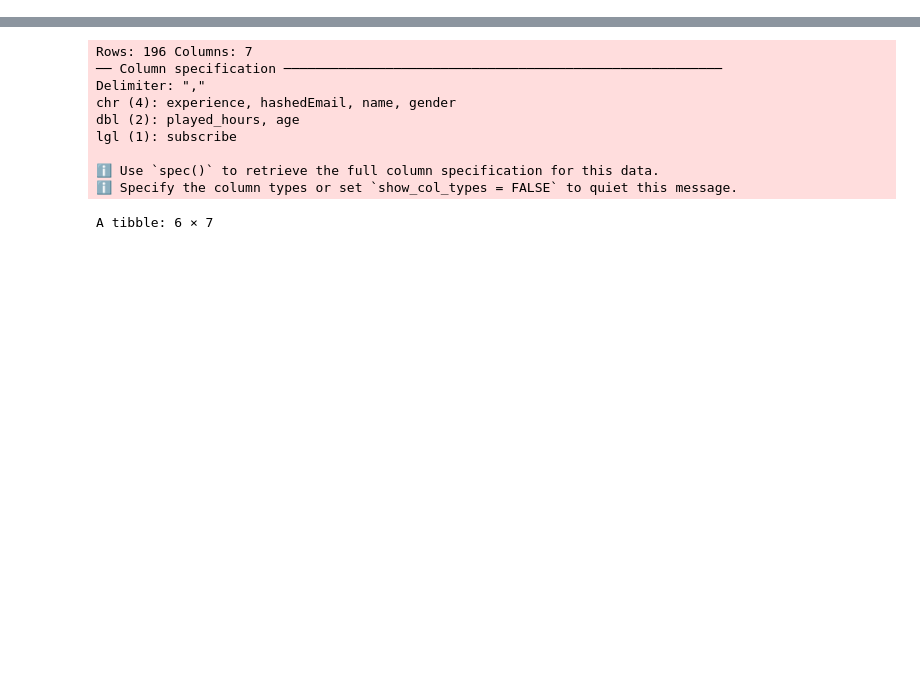
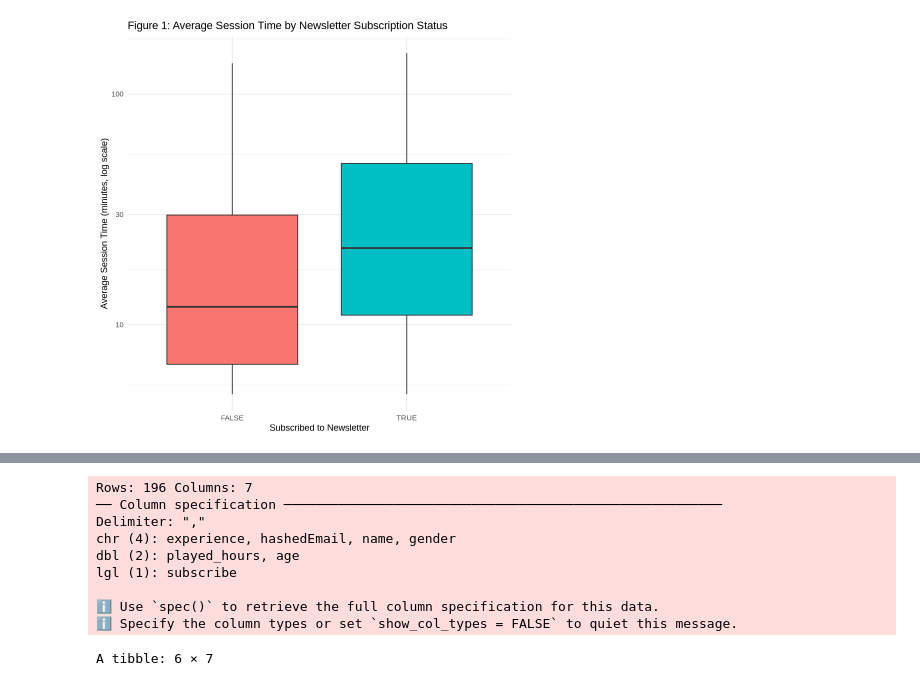
Before and after one commit to garyzhang25/DSCI-100-Group-Project, a Jupyter notebook: group_dsci.ipynb, the cells around one changed output, grey strips where cells are left out. Saved outputs shown, nothing was run; the diff lists cells and outputs as text; code cells hidden in the pictures; blank space fills up the shorter version.

Commit message:
Method and Results
All R code is before markdown file. Run that cell first, so that figures interwoven through markdown passages do not error)

```diff
--- a/group_dsci.ipynb
+++ b/group_dsci.ipynb
@@ -81,0 +326,4 @@ The merged dataset *clean_data*, contains 124 observations and 3 variables, `sub
+# %%
+plot1
+# %% [output]
+[figure, added]
```
Also changed, not shown: parts of 12 cells of this notebook.
